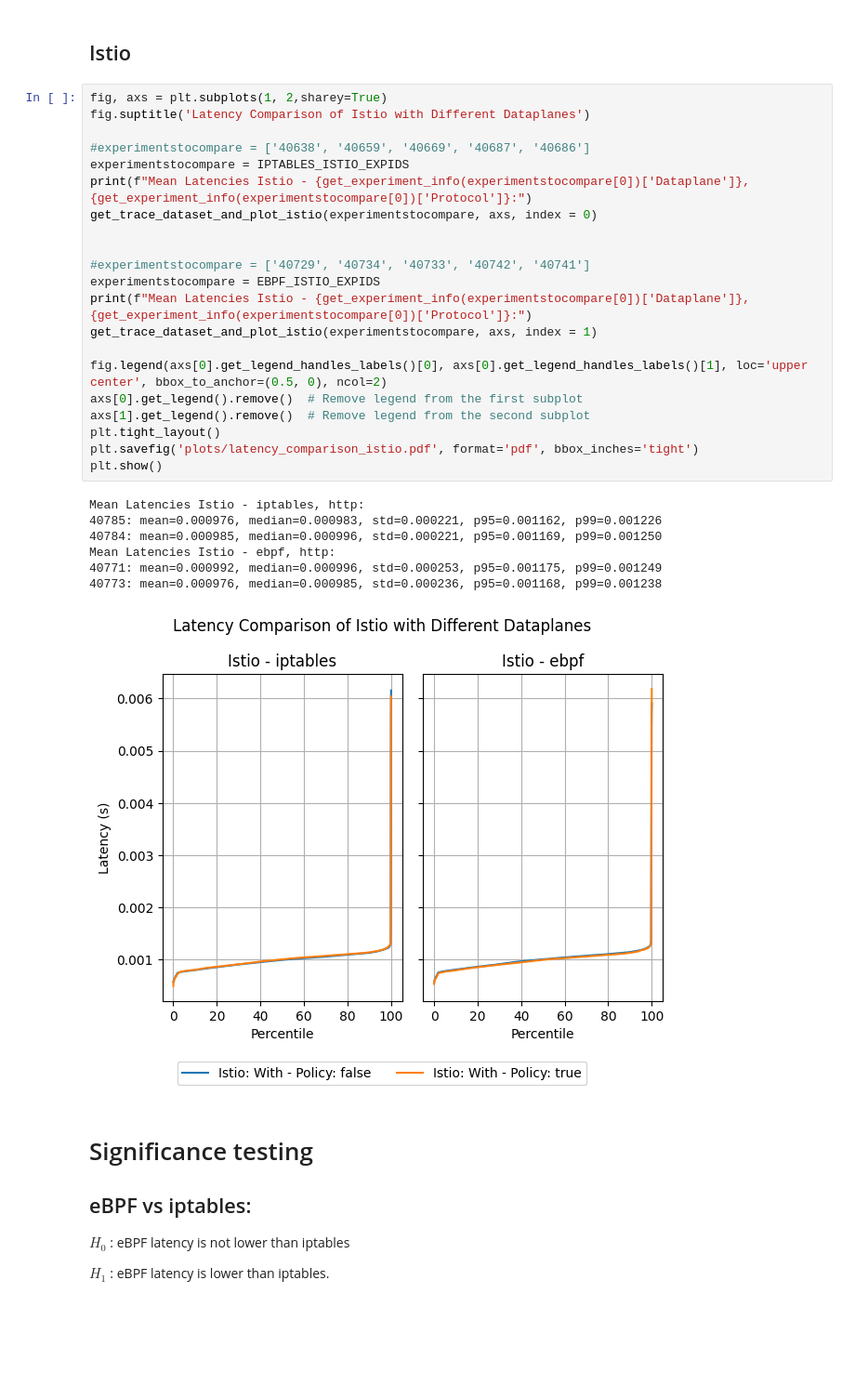
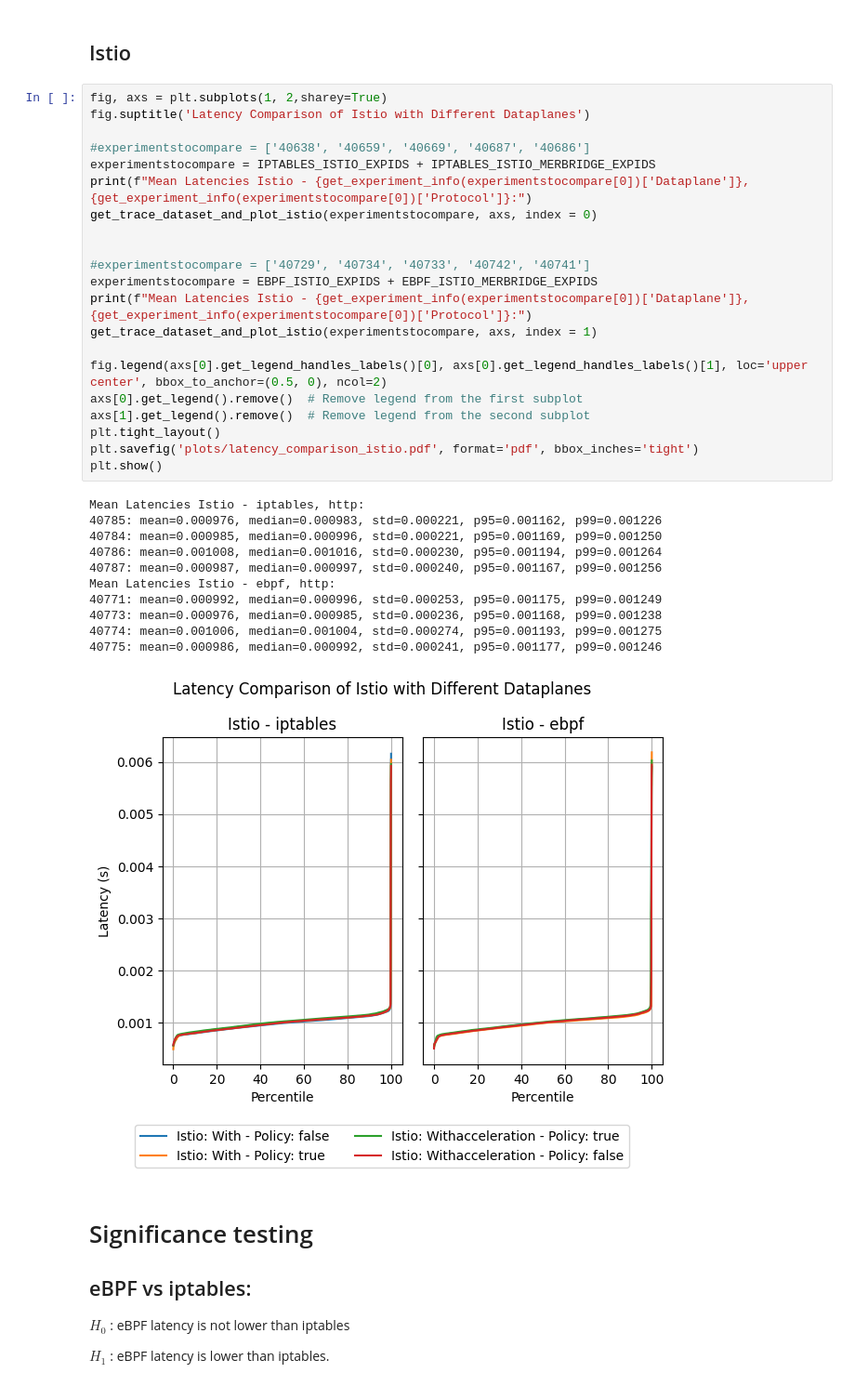
Before and after one commit to EmilZackrisson/thesis, a Jupyter notebook: Analysis/latency_combined_runs_1420.ipynb, the cells around one changed output. Shown at 93% size. Cells and saved outputs as stored; diff of their text form; blank space fills up the shorter version.

```diff
--- a/Analysis/latency_combined_runs_1420.ipynb
+++ b/Analysis/latency_combined_runs_1420.ipynb
@@ -452,32 +435,36 @@ Mean Latencies ebpf, http:
 # %%
 fig, axs = plt.subplots(1, 2,sharey=True)
 fig.suptitle('Latency Comparison of Istio with Different Dataplanes')
 
 #experimentstocompare = ['40638', '40659', '40669', '40687', '40686']
-experimentstocompare = IPTABLES_ISTIO_EXPIDS
+experimentstocompare = IPTABLES_ISTIO_EXPIDS + IPTABLES_ISTIO_MERBRIDGE_EXPIDS
 print(f"Mean Latencies Istio - {get_experiment_info(experimentstocompare[0])['Dataplane']}, {get_experiment_info(experimentstocompare[0])['Protocol']}:")
 get_trace_dataset_and_plot_istio(experimentstocompare, axs, index = 0)
 
 
 #experimentstocompare = ['40729', '40734', '40733', '40742', '40741']
-experimentstocompare = EBPF_ISTIO_EXPIDS
+experimentstocompare = EBPF_ISTIO_EXPIDS + EBPF_ISTIO_MERBRIDGE_EXPIDS
 print(f"Mean Latencies Istio - {get_experiment_info(experimentstocompare[0])['Dataplane']}, {get_experiment_info(experimentstocompare[0])['Protocol']}:")
 get_trace_dataset_and_plot_istio(experimentstocompare, axs, index = 1)
 
 fig.legend(axs[0].get_legend_handles_labels()[0], axs[0].get_legend_handles_labels()[1], loc='upper center', bbox_to_anchor=(0.5, 0), ncol=2)
 axs[0].get_legend().remove()  # Remove legend from the first subplot
 axs[1].get_legend().remove()  # Remove legend from the second subplot
 plt.tight_layout()
 plt.savefig('plots/latency_comparison_istio.pdf', format='pdf', bbox_inches='tight')
 plt.show()
 # %% [output]
 Mean Latencies Istio - iptables, http:
 40785: mean=0.000976, median=0.000983, std=0.000221, p95=0.001162, p99=0.001226
 40784: mean=0.000985, median=0.000996, std=0.000221, p95=0.001169, p99=0.001250
+40786: mean=0.001008, median=0.001016, std=0.000230, p95=0.001194, p99=0.001264
+40787: mean=0.000987, median=0.000997, std=0.000240, p95=0.001167, p99=0.001256
 Mean Latencies Istio - ebpf, http:
 40771: mean=0.000992, median=0.000996, std=0.000253, p95=0.001175, p99=0.001249
 40773: mean=0.000976, median=0.000985, std=0.000236, p95=0.001168, p99=0.001238
+40774: mean=0.001006, median=0.001004, std=0.000274, p95=0.001193, p99=0.001275
+40775: mean=0.000986, median=0.000992, std=0.000241, p95=0.001177, p99=0.001246
-[figure, old version]
+[figure, new version]
 # %% [markdown]
 # Significance testing
 
```
Also changed, not shown: parts of 7 cells of this notebook, 5 other files.
